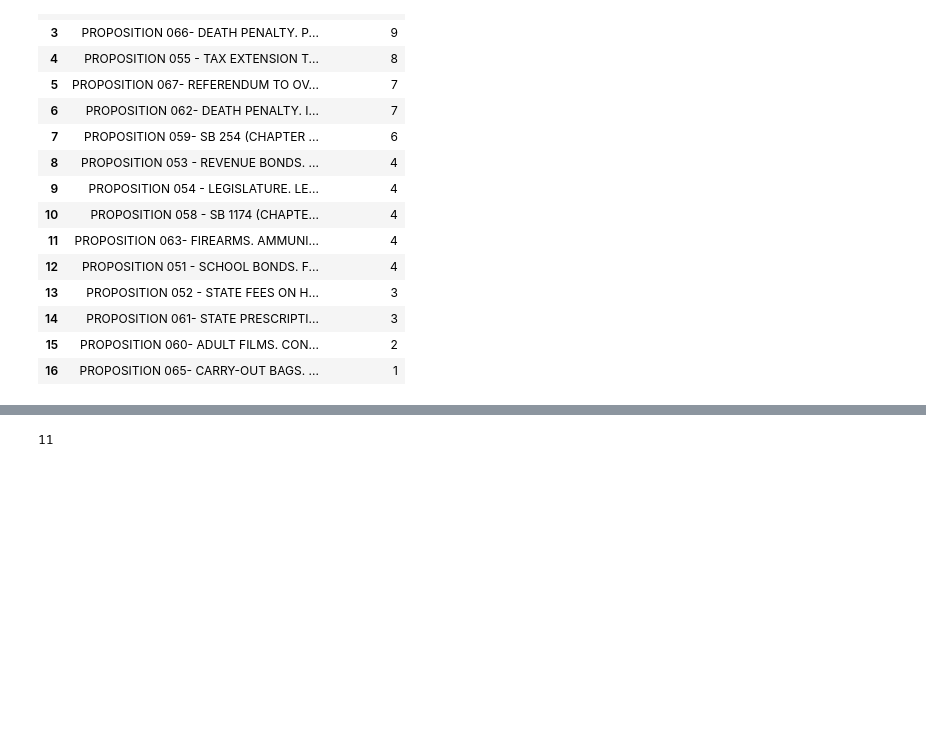
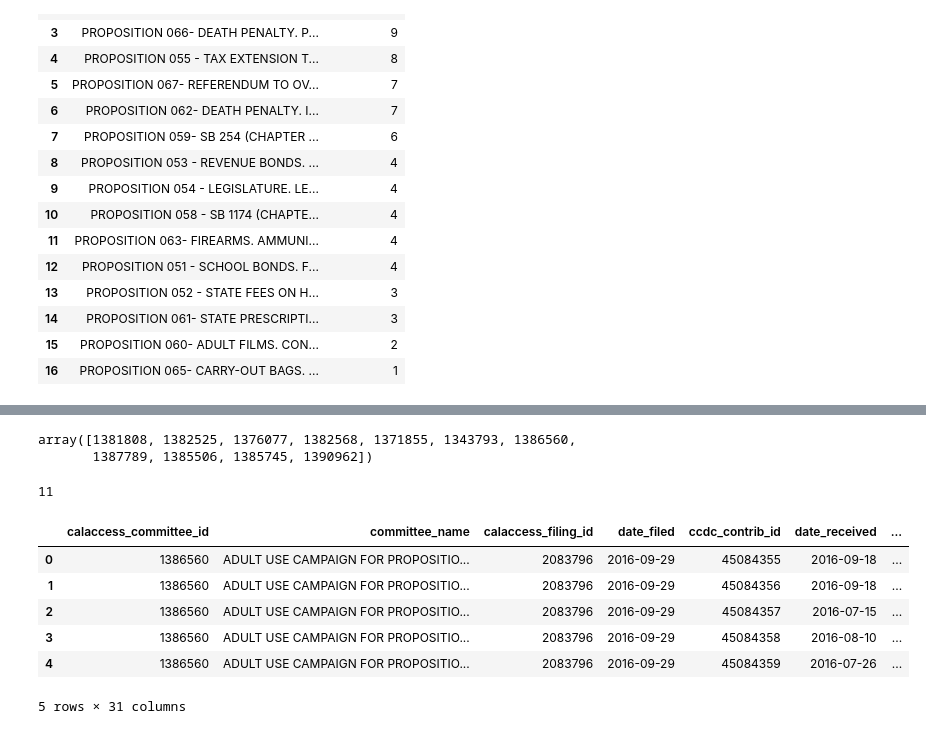
Before and after one commit to palewire/first-python-notebook, a Jupyter notebook: Untitled.ipynb, the cells around one changed output, grey strips where cells are left out. Drawn from its saved outputs; the diff is of its cells as text; code cells hidden in the pictures; blank space fills up the shorter version.

```diff
--- a/Untitled.ipynb
+++ b/Untitled.ipynb
@@ -134,6 +136,11 @@ props[props.prop_name == 'PROPOSITION 064- MARIJUANA LEGALIZATION. INITIATIVE ST
 | 84 | 2016 GENERAL | 2016-11-08 | ocd-event/ec217c00-f8e6-464f-b08d... | ocd-contest/232cb72c-1b11-4293-b4... | 1381868 | 83 | PROPOSITION 064- MARIJUANA LEGALI... | ... |
 # %%
 prop = props[props.prop_name == 'PROPOSITION 064- MARIJUANA LEGALIZATION. INITIATIVE STATUTE.']
+# %%
+prop.calaccess_committee_id.unique()
+# %% [output]
+array([1381808, 1382525, 1376077, 1382568, 1371855, 1343793, 1386560,
+       1387789, 1385506, 1385745, 1390962])
 # %%
 len(prop)
 # %% [output]
@@ -140,0 +150,10 @@ len(prop)
+# %%
+contribs.head()
+# %% [output]
+|  | calaccess_committee_id | committee_name | calaccess_filing_id | date_filed | ccdc_contrib_id | date_received | ... |
+| 0 | 1386560 | ADULT USE CAMPAIGN FOR PROPOSITIO... | 2083796 | 2016-09-29 | 45084355 | 2016-09-18 | ... |
+| 1 | 1386560 | ADULT USE CAMPAIGN FOR PROPOSITIO... | 2083796 | 2016-09-29 | 45084356 | 2016-09-18 | ... |
+| 2 | 1386560 | ADULT USE CAMPAIGN FOR PROPOSITIO... | 2083796 | 2016-09-29 | 45084357 | 2016-07-15 | ... |
+| 3 | 1386560 | ADULT USE CAMPAIGN FOR PROPOSITIO... | 2083796 | 2016-09-29 | 45084358 | 2016-08-10 | ... |
+| 4 | 1386560 | ADULT USE CAMPAIGN FOR PROPOSITIO... | 2083796 | 2016-09-29 | 45084359 | 2016-07-26 | ... |
+5 rows × 31 columns
```
Also changed, not shown: parts of 6 cells of this notebook, 23 other files.
